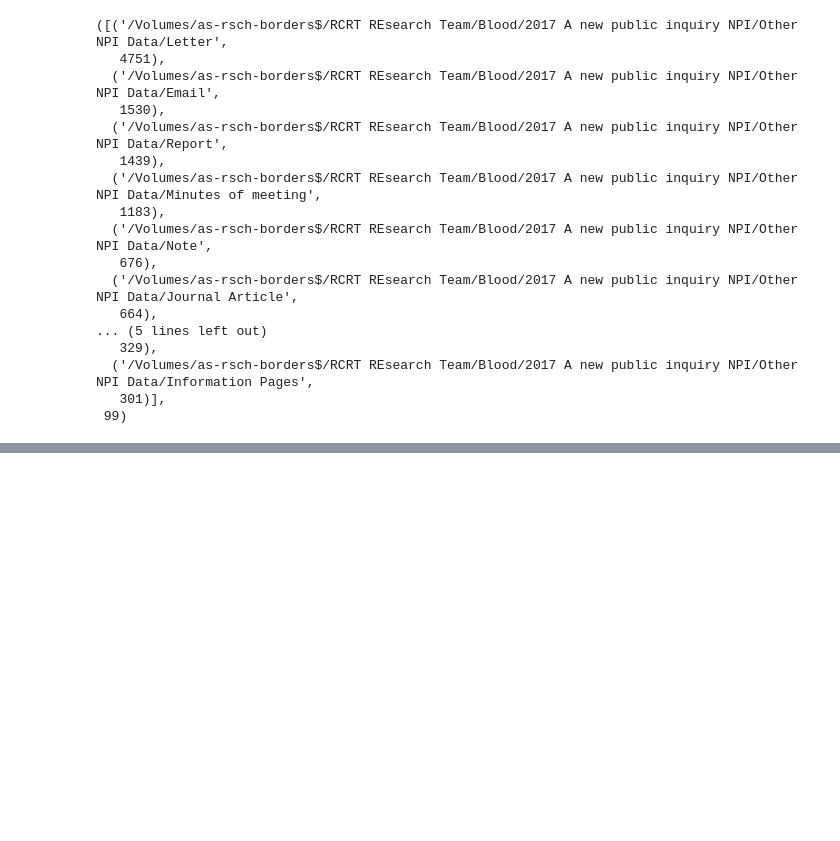
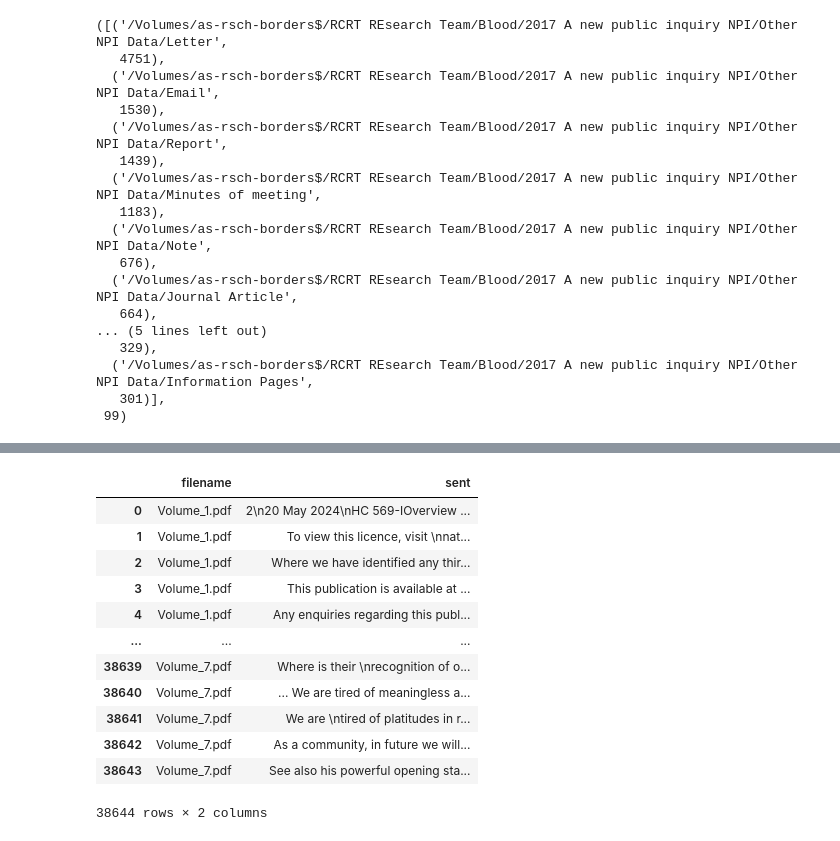
Before and after one commit to pnadelofficial/taylor_simple_search, a Jupyter notebook: testing.ipynb, the cells around one changed output, grey strips where cells are left out. Cells and saved outputs as stored; diff of their text form; code cells hidden in the pictures; blank space fills up the shorter version.

```diff
--- a/testing.ipynb
+++ b/testing.ipynb
@@ -1217,0 +1278,18 @@ file_counts[:10], len(file_counts)
+# %%
+df = df.reset_index(drop=True)
+# %%
+df
+# %% [output]
+|  | filename | sent |
+| 0 | Volume_1.pdf | 2\n20 May 2024\nHC 569-IOverview ... |
+| 1 | Volume_1.pdf | To view this licence, visit \nnat... |
+| 2 | Volume_1.pdf | Where we have identified any thir... |
+| 3 | Volume_1.pdf | This publication is available at ... |
+| 4 | Volume_1.pdf | Any enquiries regarding this publ... |
+| ... | ... | ... |
+| 38639 | Volume_7.pdf | Where is their \nrecognition of o... |
+| 38640 | Volume_7.pdf | ... We are tired of meaningless a... |
+| 38641 | Volume_7.pdf | We are \ntired of platitudes in r... |
+| 38642 | Volume_7.pdf | As a community, in future we will... |
+| 38643 | Volume_7.pdf | See also his powerful opening sta... |
+38644 rows × 2 columns
```
Also changed, not shown: parts of 12 cells of this notebook, 2 other files.
